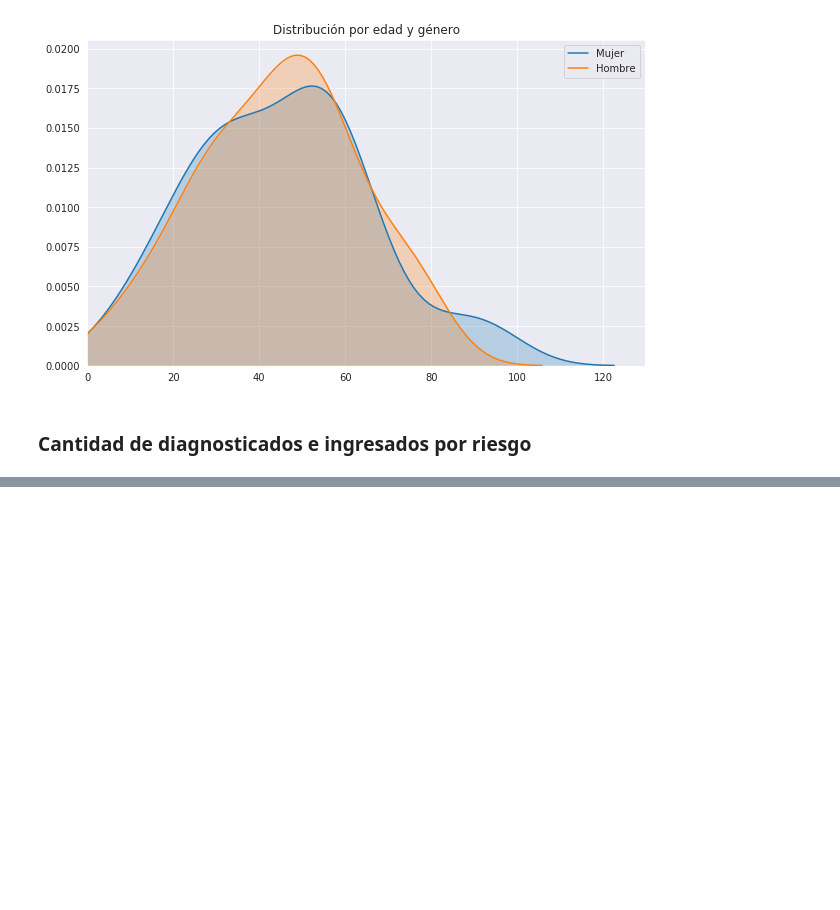
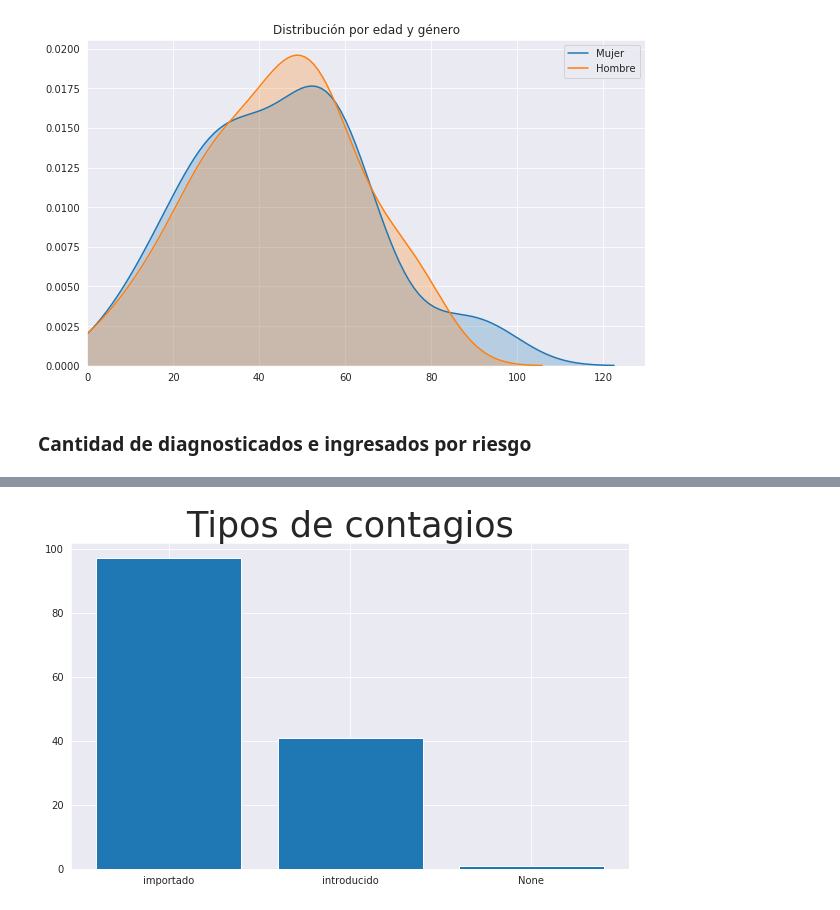
Before and after one commit to luiscib3r/COVID19-Cuba, a Jupyter notebook: COVID19-Cuba.ipynb, the cells around one changed output, grey strips where cells are left out. Cells and saved outputs as stored; diff of their text form; code cells hidden in the pictures; blank space fills up the shorter version.

```diff
--- a/COVID19-Cuba.ipynb
+++ b/COVID19-Cuba.ipynb
@@ -107,0 +129,12 @@ plt.show()
+# %%
+contagio = defaultdict(int)
+
+for c in data.contagio:
+    contagio[c] += 1
+# %%
+plt.figure(figsize=(10, 6))
+plt.bar([str(c) for c in contagio], [contagio[c] for c in contagio])
+plt.title('Tipos de contagios',fontsize = 35)
+plt.show()
+# %% [output]
+[figure, added]
```
Also changed, not shown: parts of 19 cells of this notebook.
